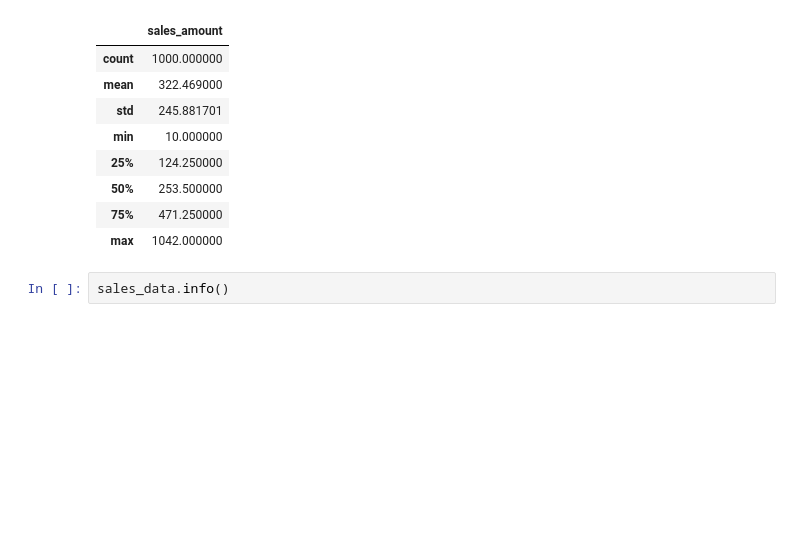
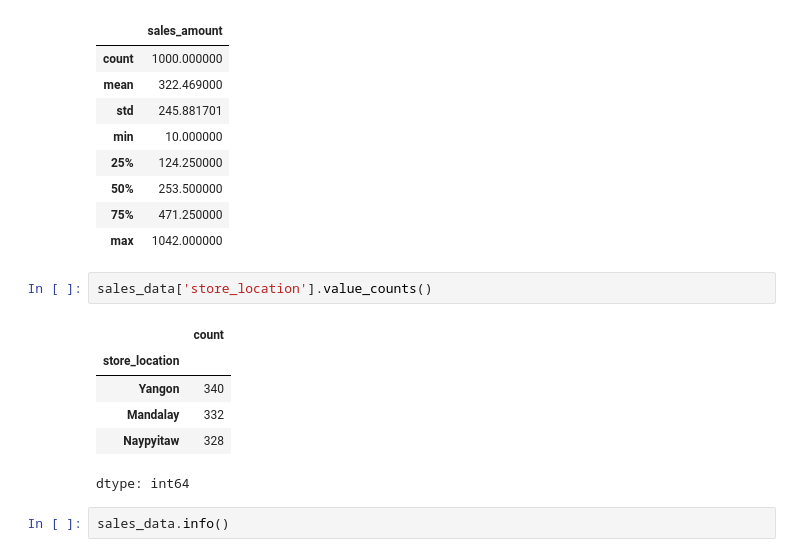
Before and after one commit to Christelleelkhoury/Data-Engineering, a Jupyter notebook: WORKIN~1_CEK.ipynb, the cells around one changed output. Drawn from its saved outputs; the diff is of its cells as text; blank space fills up the shorter version.

```diff
--- a/WORKIN~1_CEK.ipynb
+++ b/WORKIN~1_CEK.ipynb
@@ -64,6 +71,15 @@ sales_data.describe()
 | 50% | 253.500000 |
 | 75% | 471.250000 |
 | max | 1042.000000 |
+# %%
+sales_data['store_location'].value_counts()
+# %% [output]
+|  | count |
+| store_location |  |
+| Yangon | 340 |
+| Mandalay | 332 |
+| Naypyitaw | 328 |
+dtype: int64
 # %%
 sales_data.info()
 # %% [output]
```
Also changed, not shown: parts of 8 cells of this notebook.
